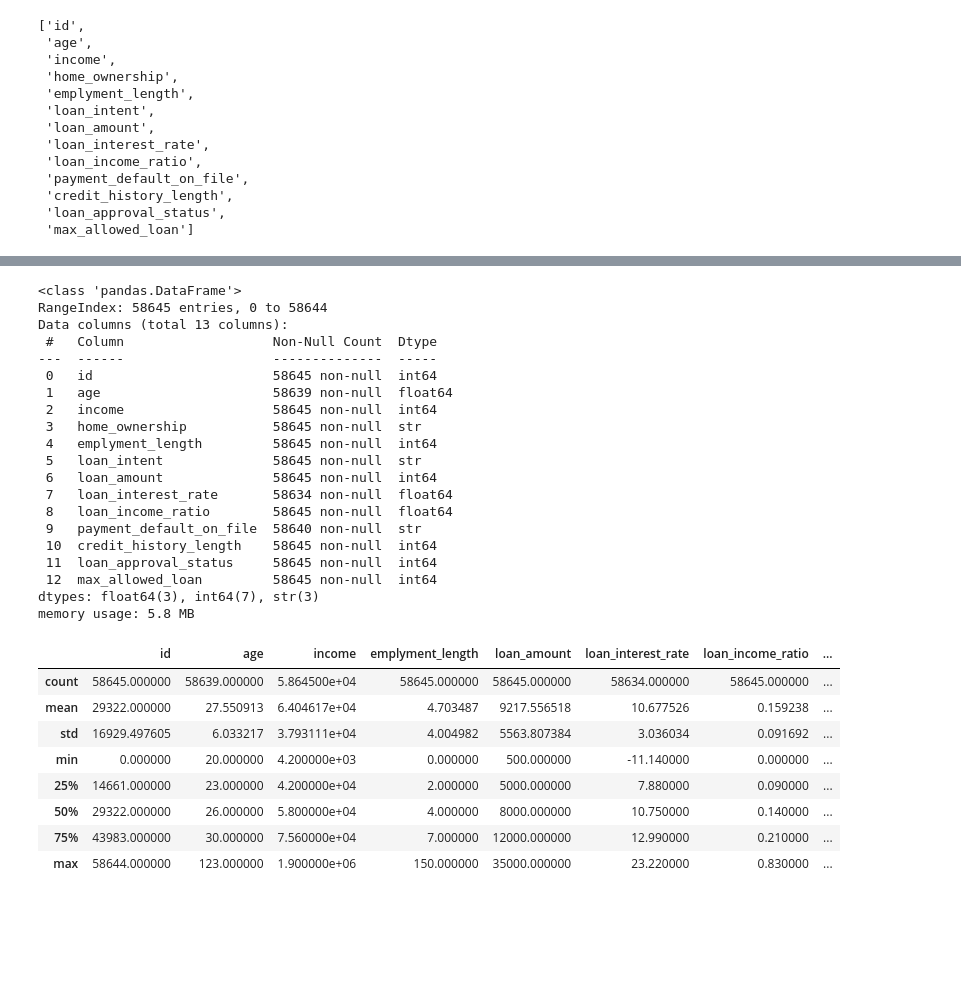
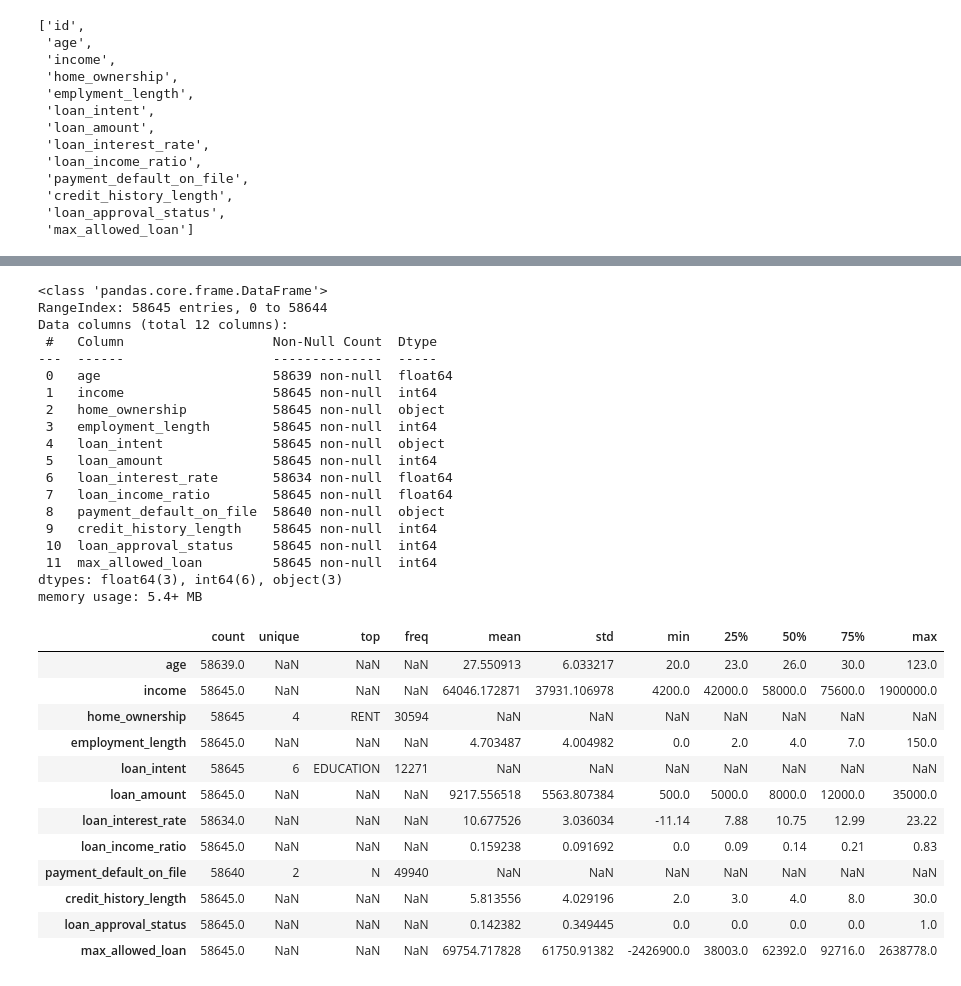
Before and after one commit to savidyakolonne/loan-approval-predictor, a Jupyter notebook: NoteBook1.ipynb, the cells around one changed output, grey strips where cells are left out. Cells and saved outputs as stored; diff of their text form; code cells hidden in the pictures; blank space fills up the shorter version.

Commit message:
NB1: data understanding and preprocessing

```diff
--- a/NoteBook1.ipynb
+++ b/NoteBook1.ipynb
@@ -40,0 +5,4 @@ data.shape
+# %%
+#using pandas library to load the data set and assign to the data
+data = pd.read_csv('/content/drive/MyDrive/IIT/level 05/ML/Coursework/w2119725/loan_approval_data.csv')
+data.head()
@@ -54,3 +35,11 @@ list(data.columns)
  'credit_history_length',
  'loan_approval_status',
  'max_allowed_loan']
+# %%
+# rename a column (spelling mistaked)
+data = data.rename(columns={
+    'emplyment_length': "employment_length"
+})
+# %%
+# drop id (not important for predictions)
+data = data.drop(['id'], axis=1)
@@ -57,35 +61,38 @@ list(data.columns)
 # %%
 data.info()
 # %% [output]
-<class 'pandas.DataFrame'>
+<class 'pandas.core.frame.DataFrame'>
 RangeIndex: 58645 entries, 0 to 58644
-Data columns (total 13 columns):
+Data columns (total 12 columns):
  #   Column                   Non-Null Count  Dtype
 ---  ------                   --------------  -----
- 0   id                       58645 non-null  int64
- 1   age                      58639 non-null  float64
- 2   income                   58645 non-null  int64
- 3   home_ownership           58645 non-null  str
- 4   emplyment_length         58645 non-null  int64
- 5   loan_intent              58645 non-null  str
- 6   loan_amount              58645 non-null  int64
- 7   loan_interest_rate       58634 non-null  float64
- 8   loan_income_ratio        58645 non-null  float64
- 9   payment_default_on_file  58640 non-null  str
- 10  credit_history_length    58645 non-null  int64
- 11  loan_approval_status     58645 non-null  int64
- 12  max_allowed_loan         58645 non-null  int64
-dtypes: float64(3), int64(7), str(3)
-memory usage: 5.8 MB
+ 0   age                      58639 non-null  float64
+ 1   income                   58645 non-null  int64
+ 2   home_ownership           58645 non-null  object
+ 3   employment_length        58645 non-null  int64
+ 4   loan_intent              58645 non-null  object
+ 5   loan_amount              58645 non-null  int64
+ 6   loan_interest_rate       58634 non-null  float64
+ 7   loan_income_ratio        58645 non-null  float64
+ 8   payment_default_on_file  58640 non-null  object
+ 9   credit_history_length    58645 non-null  int64
+ 10  loan_approval_status     58645 non-null  int64
+ 11  max_allowed_loan         58645 non-null  int64
+dtypes: float64(3), int64(6), object(3)
+memory usage: 5.4+ MB
 # %%
-data.describe()
+data.describe(include='all').transpose()
 # %% [output]
-|  | id | age | income | emplyment_length | loan_amount | loan_interest_rate | loan_income_ratio | ... |
-| count | 58645.000000 | 58639.000000 | 5.864500e+04 | 58645.000000 | 58645.000000 | 58634.000000 | 58645.000000 | ... |
-| mean | 29322.000000 | 27.550913 | 6.404617e+04 | 4.703487 | 9217.556518 | 10.677526 | 0.159238 | ... |
-| std | 16929.497605 | 6.033217 | 3.793111e+04 | 4.004982 | 5563.807384 | 3.036034 | 0.091692 | ... |
-| min | 0.000000 | 20.000000 | 4.200000e+03 | 0.000000 | 500.000000 | -11.140000 | 0.000000 | ... |
-| 25% | 14661.000000 | 23.000000 | 4.200000e+04 | 2.000000 | 5000.000000 | 7.880000 | 0.090000 | ... |
-| 50% | 29322.000000 | 26.000000 | 5.800000e+04 | 4.000000 | 8000.000000 | 10.750000 | 0.140000 | ... |
-| 75% | 43983.000000 | 30.000000 | 7.560000e+04 | 7.000000 | 12000.000000 | 12.990000 | 0.210000 | ... |
-| max | 58644.000000 | 123.000000 | 1.900000e+06 | 150.000000 | 35000.000000 | 23.220000 | 0.830000 | ... |
+|  | count | unique | top | freq | mean | std | min | 25% | 50% | 75% | max |
+| age | 58639.0 | NaN | NaN | NaN | 27.550913 | 6.033217 | 20.0 | 23.0 | 26.0 | 30.0 | 123.0 |
+| income | 58645.0 | NaN | NaN | NaN | 64046.172871 | 37931.106978 | 4200.0 | 42000.0 | 58000.0 | 75600.0 | 1900000.0 |
+| home_ownership | 58645 | 4 | RENT | 30594 | NaN | NaN | NaN | NaN | NaN | NaN | NaN |
+| employment_length | 58645.0 | NaN | NaN | NaN | 4.703487 | 4.004982 | 0.0 | 2.0 | 4.0 | 7.0 | 150.0 |
+| loan_intent | 58645 | 6 | EDUCATION | 12271 | NaN | NaN | NaN | NaN | NaN | NaN | NaN |
+| loan_amount | 58645.0 | NaN | NaN | NaN | 9217.556518 | 5563.807384 | 500.0 | 5000.0 | 8000.0 | 12000.0 | 35000.0 |
+| loan_interest_rate | 58634.0 | NaN | NaN | NaN | 10.677526 | 3.036034 | -11.14 | 7.88 | 10.75 | 12.99 | 23.22 |
+| loan_income_ratio | 58645.0 | NaN | NaN | NaN | 0.159238 | 0.091692 | 0.0 | 0.09 | 0.14 | 0.21 | 0.83 |
+| payment_default_on_file | 58640 | 2 | N | 49940 | NaN | NaN | NaN | NaN | NaN | NaN | NaN |
+| credit_history_length | 58645.0 | NaN | NaN | NaN | 5.813556 | 4.029196 | 2.0 | 3.0 | 4.0 | 8.0 | 30.0 |
+| loan_approval_status | 58645.0 | NaN | NaN | NaN | 0.142382 | 0.349445 | 0.0 | 0.0 | 0.0 | 0.0 | 1.0 |
+| max_allowed_loan | 58645.0 | NaN | NaN | NaN | 69754.717828 | 61750.91382 | -2426900.0 | 38003.0 | 62392.0 | 92716.0 | 2638778.0 |
```
Also changed, not shown: parts of 42 cells of this notebook.
